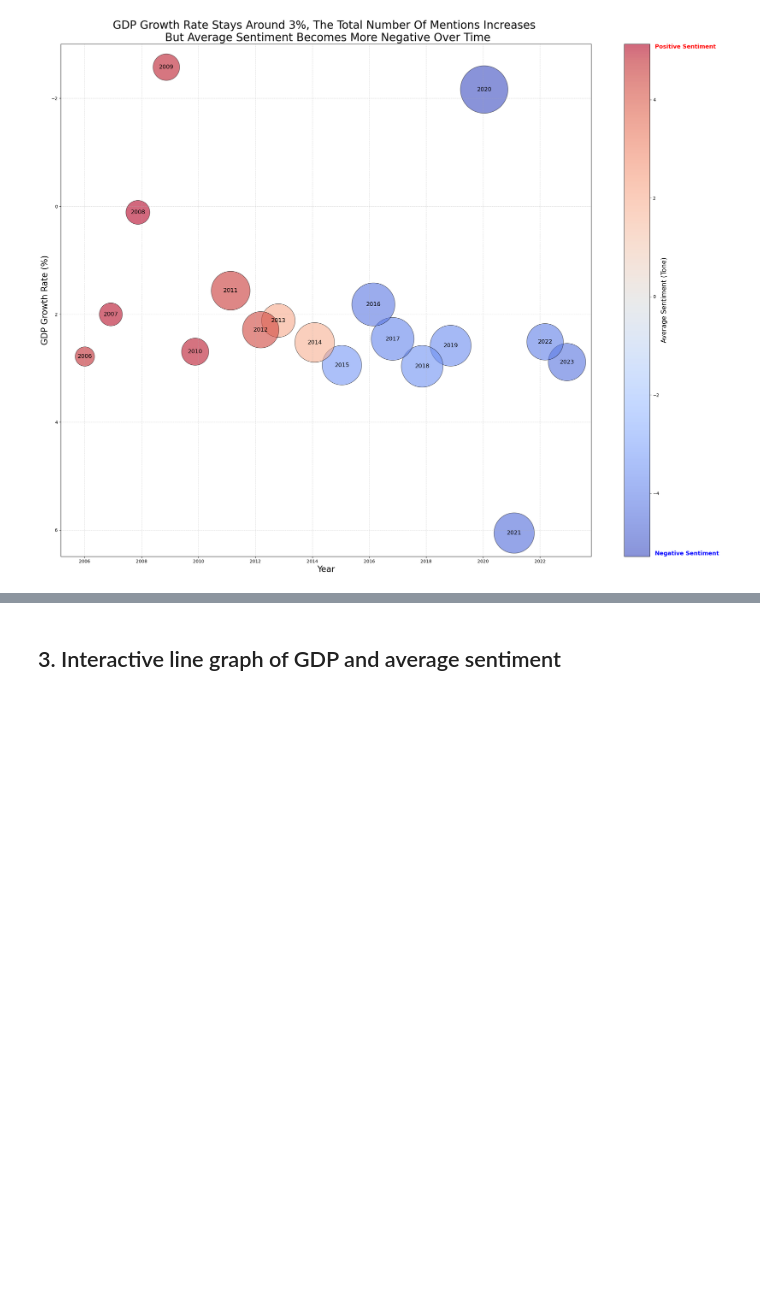
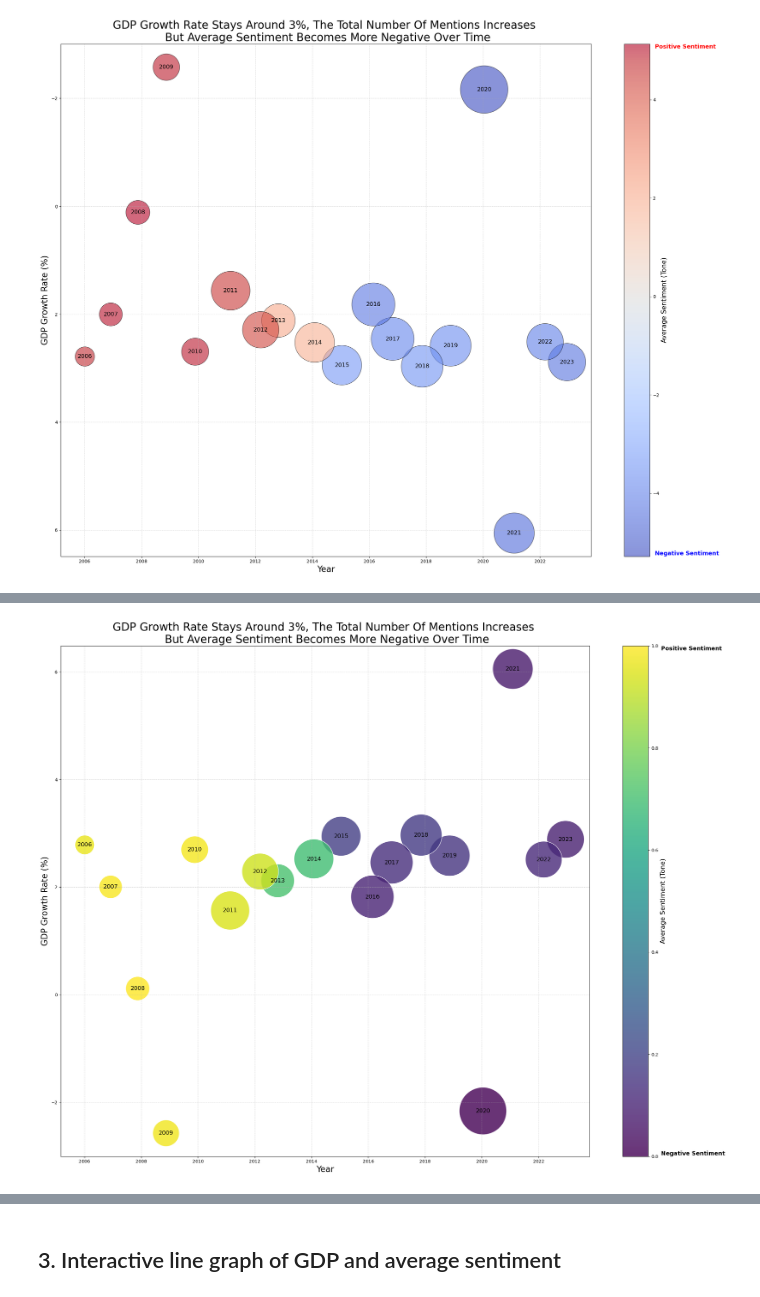
Before and after one commit to lse-ds105/ds105a-2024-project-data_dazzlers, a Jupyter notebook: code/Visualisations/NB03_gdp_social_movements.ipynb, the cells around one changed output, grey strips where cells are left out. Cells and saved outputs as stored; diff of their text form; code cells hidden in the pictures; blank space fills up the shorter version.

Commit message:
made the bubble graph more accessible to colour blindness

```diff
--- a/code/Visualisations/NB03_gdp_social_movements.ipynb
+++ b/code/Visualisations/NB03_gdp_social_movements.ipynb
@@ -568,0 +567,88 @@ conn.close()
+# %%
+# Connect to SQLite database
+db_path = "../../data/processed/social_movements.db"
+conn = sqlite3.connect(db_path)
+
+# Query GDP data
+gdp_query = "SELECT Date, GDP_Billions FROM FRED"
+gdp_df = pd.read_sql_query(gdp_query, conn)
+
+# Query Social Movements data
+social_query = """
+SELECT SUBSTR(Date, 1, 4) AS Year, COUNT(*) AS NumMentions, AVG(AvgTone) AS AvgTone
+FROM SocialMovements
+GROUP BY Year
+ORDER BY Year;
+"""
+social_df = pd.read_sql_query(social_query, conn)
+
+# Ensure date column is in datetime format
+gdp_df["Date"] = pd.to_datetime(gdp_df["Date"], errors='coerce')
+gdp_df.dropna(subset=["Date"], inplace=True)
+
+# Extract Year from GDP data and convert to integer
+gdp_df["Year"] = gdp_df["Date"].dt.year.astype(int)
+
+# Convert Year column in social_df to integer
+social_df["Year"] = social_df["Year"].astype(int)
+
+# Calculate GDP growth rate
+gdp_df = gdp_df.sort_values("Year", ascending=True) # Sort by Year in ascending order to ensure correct GDP growth calculation
+gdp_df["GDP_Growth"] = ((gdp_df["GDP_Billions"] - gdp_df["GDP_Billions"].shift(1)) / gdp_df["GDP_Billions"].shift(1)) * 100
+gdp_df.dropna(inplace=True)
+gdp_df = gdp_df.sort_values("Year", ascending=False)
+
+# Merge GDP and social movements data on Year
+merged_df = pd.merge(gdp_df, social_df, on="Year", how="inner")
+
+# Jittering to avoid overlap
+np.random.seed(42)  # For consistent results
+jitter = np.random.uniform(-0.2, 0.2, size=len(merged_df))
+
+# === Colorblind-Friendly Palette ===
+# "viridis" is great for colorblind users (monotonic perceptual scale)
+cmap = plt.cm.viridis
+
+# Normalize AvgTone values to match colormap
+norm = mcolors.Normalize(vmin=merged_df["AvgTone"].min(), vmax=merged_df["AvgTone"].max())
+
+# Create Bubble Chart with Adjustments
+plt.figure(figsize=(27,21))
+scatter = plt.scatter(
+    merged_df["Year"] + jitter,  # Jitter applied to Year for visibility
+    merged_df["GDP_Growth"],
+    s=np.sqrt(merged_df["NumMentions"]) * 100,  # Use sqrt scale for better spread
+    c=cmap(norm(merged_df["AvgTone"])),  # Apply color mapping from viridis
+    alpha=0.8,  # Higher opacity for better visibility
+    edgecolors="white",  # White edges improve contrast
+    linewidth=1.2  # Make edges thicker for clarity
+)
+
+# Add color bar for sentiment
+cbar = plt.colorbar(scatter)
+cbar.set_label("Average Sentiment (Tone)", fontsize=15)
+
+# Get color bar axis limits
+cbar_min, cbar_max = cbar.ax.get_ylim()
+
+# Add labels at the edges in high-contrast colors
+cbar.ax.text(1.5, cbar_min, "Negative Sentiment", va="bottom", ha="left", fontsize=13, color="black", weight="bold")
+cbar.ax.text(1.5, cbar_max, "Positive Sentiment", va="top", ha="left", fontsize=13, color="black", weight="bold")
+
+# Add annotations for individual years
+for i, row in merged_df.iterrows():
+    plt.text(row["Year"] + jitter[i], row["GDP_Growth"], str(row["Year"]), fontsize=13, ha='center', va='center', color='black')
+
+# Labels and title
+plt.xlabel("Year", fontsize=19)
+plt.ylabel("GDP Growth Rate (%)", fontsize=19)
+plt.title("GDP Growth Rate Stays Around 3%, The Total Number Of Mentions Increases \n But Average Sentiment Becomes More Negative Over Time", fontsize=25)
+plt.xticks(np.arange(merged_df["Year"].min(), merged_df["Year"].max() + 1, 2))  # Set x-axis intervals to 2 years
+plt.grid(True, linestyle="--", alpha=0.5)
+
+
+plt.show()
+
+conn.close()
+# %% [output]
+[figure, added]
```
Also changed, not shown: parts of 4 cells of this notebook, 1 other file.
